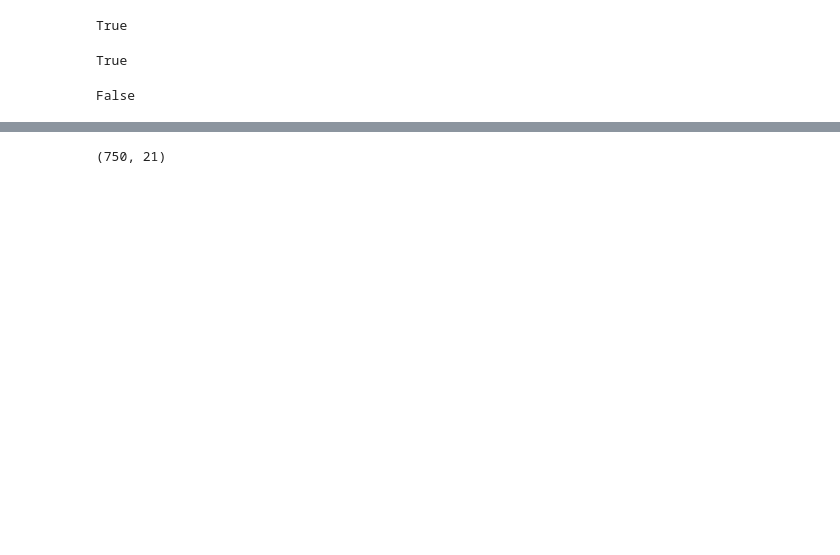
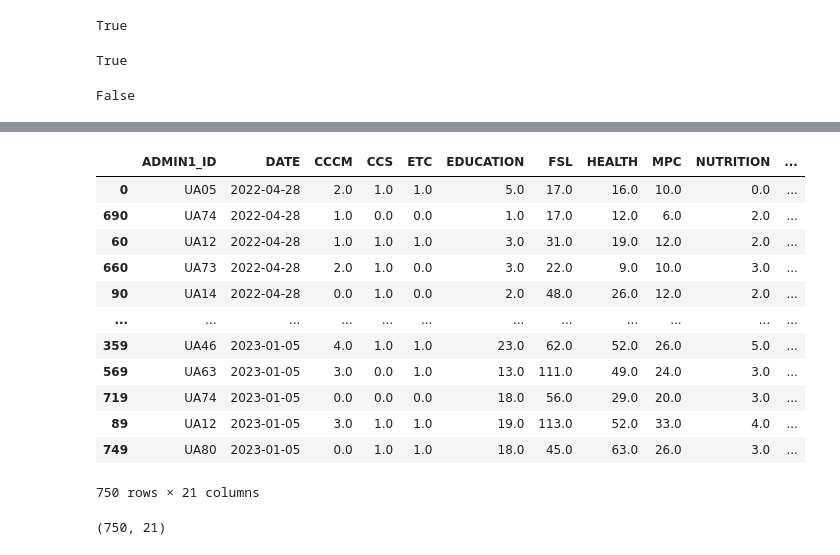
Before and after one commit to reo113/GuideHouse_Project, a Jupyter notebook: guidehouse.ipynb, the cells around one changed output, grey strips where cells are left out. Saved outputs shown, nothing was run; the diff lists cells and outputs as text; code cells hidden in the pictures; blank space fills up the shorter version.

```diff
--- a/guidehouse.ipynb
+++ b/guidehouse.ipynb
@@ -126,3 +191,19 @@ interpolated_df.head(35)
+# %%
+interpolated_df.sort_values(by=['DATE'])
+# %% [output]
+|  | ADMIN1_ID | DATE | CCCM | CCS | ETC | EDUCATION | FSL | HEALTH | MPC | NUTRITION | ... |
+| 0 | UA05 | 2022-04-28 | 2.0 | 1.0 | 1.0 | 5.0 | 17.0 | 16.0 | 10.0 | 0.0 | ... |
+| 690 | UA74 | 2022-04-28 | 1.0 | 0.0 | 0.0 | 1.0 | 17.0 | 12.0 | 6.0 | 2.0 | ... |
+| 60 | UA12 | 2022-04-28 | 1.0 | 1.0 | 1.0 | 3.0 | 31.0 | 19.0 | 12.0 | 2.0 | ... |
+| 660 | UA73 | 2022-04-28 | 2.0 | 1.0 | 0.0 | 3.0 | 22.0 | 9.0 | 10.0 | 3.0 | ... |
+| 90 | UA14 | 2022-04-28 | 0.0 | 1.0 | 0.0 | 2.0 | 48.0 | 26.0 | 12.0 | 2.0 | ... |
+| ... | ... | ... | ... | ... | ... | ... | ... | ... | ... | ... | ... |
+| 359 | UA46 | 2023-01-05 | 4.0 | 1.0 | 1.0 | 23.0 | 62.0 | 52.0 | 26.0 | 5.0 | ... |
+| 569 | UA63 | 2023-01-05 | 3.0 | 0.0 | 1.0 | 13.0 | 111.0 | 49.0 | 24.0 | 3.0 | ... |
+| 719 | UA74 | 2023-01-05 | 0.0 | 0.0 | 0.0 | 18.0 | 56.0 | 29.0 | 20.0 | 3.0 | ... |
+| 89 | UA12 | 2023-01-05 | 3.0 | 1.0 | 1.0 | 19.0 | 113.0 | 52.0 | 33.0 | 4.0 | ... |
+| 749 | UA80 | 2023-01-05 | 0.0 | 1.0 | 1.0 | 18.0 | 45.0 | 63.0 | 26.0 | 3.0 | ... |
+750 rows × 21 columns
 # %%
 merged_sheet1.shape
 # %% [output]
```
Also changed, not shown: parts of 17 cells of this notebook, 1 other file.
